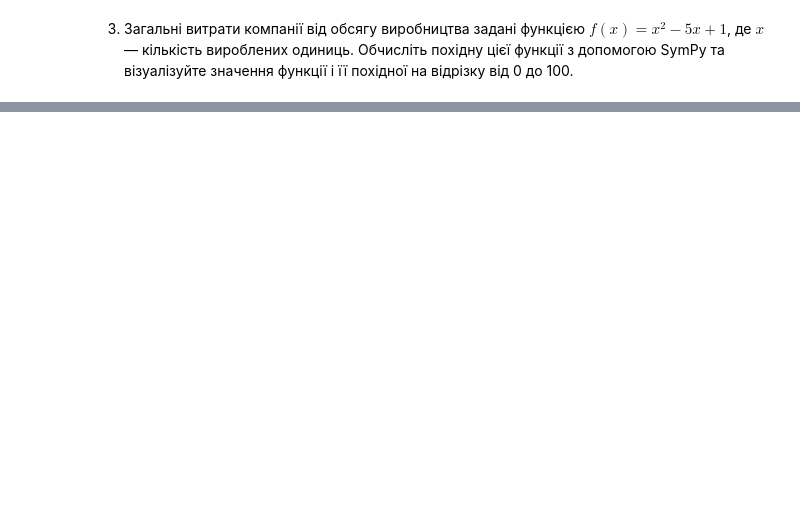
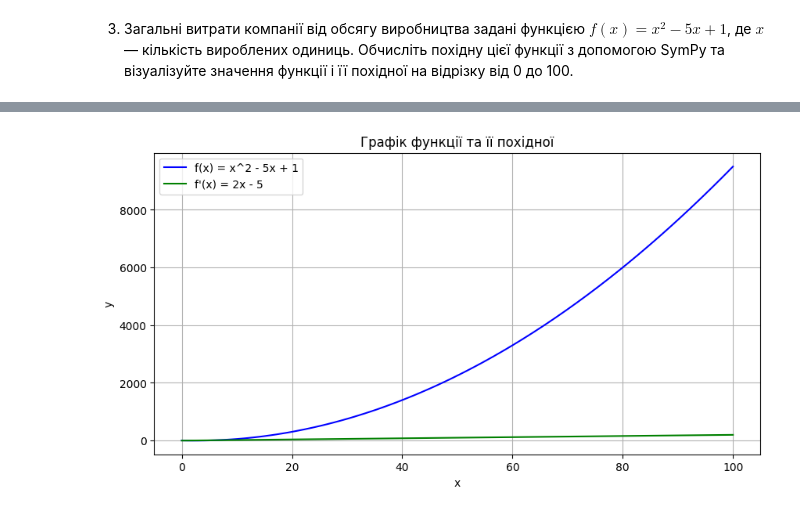
Before and after one commit to nikishkaaa/ML-Course, a Jupyter notebook: HW_2_2_Функції_і_похідні.ipynb, the cells around one changed output, grey strips where cells are left out. Cells and saved outputs as stored; diff of their text form; code cells hidden in the pictures; blank space fills up the shorter version.

```diff
--- a/HW_2_2_Функції_і_похідні.ipynb
+++ b/HW_2_2_Функції_і_похідні.ipynb
@@ -38,0 +107,24 @@ array([ 0.        ,  0.20408163,  0.40816327,  0.6122449 ,  0.81632653,
+# %%
+x = np.linspace(0, 100, 100)
+fx = x**2 - 5*x + 1
+
+x_sym = sp.symbols('x')
+fx_sym = x_sym**2 - 5*x_sym + 1
+df_fx_sym = sp.diff(fx_sym, x_sym)
+
+df_fx_func = sp.lambdify(x_sym, df_fx_sym, 'numpy')
+df_fx = df_fx_func(x)
+
+
+plt.figure(figsize=(10, 5))
+plt.plot(x, fx, label='f(x) = x^2 - 5x + 1', color='blue')
+plt.plot(x, df_fx, label="f'(x) = 2x - 5", color='green')
+
+plt.title("Графік функції та її похідної")
+plt.xlabel("x")
+plt.ylabel("y")
+plt.legend()
+plt.grid(True)
+plt.show()
+# %% [output]
+[figure, added]
```
Also changed, not shown: parts of 8 cells of this notebook.
